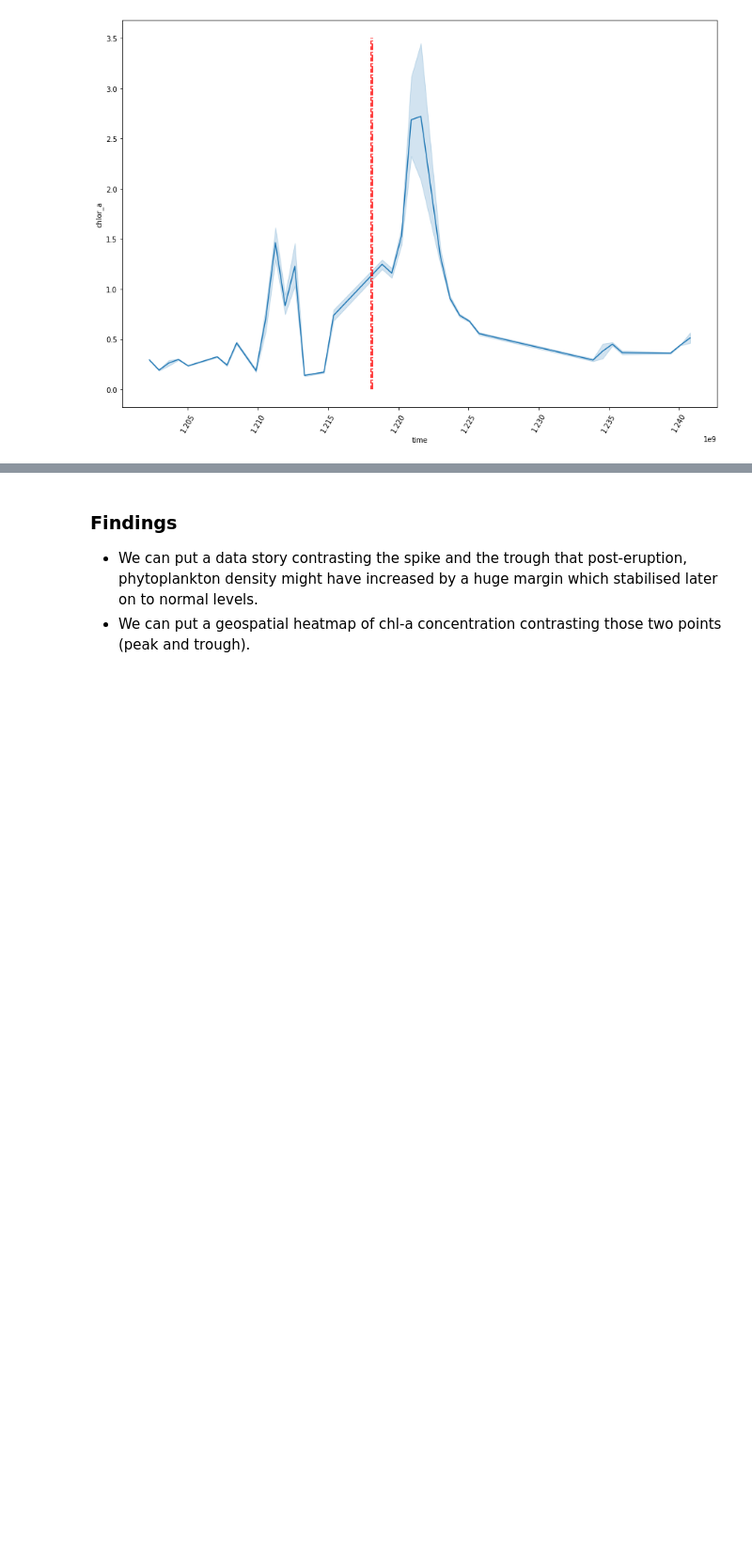
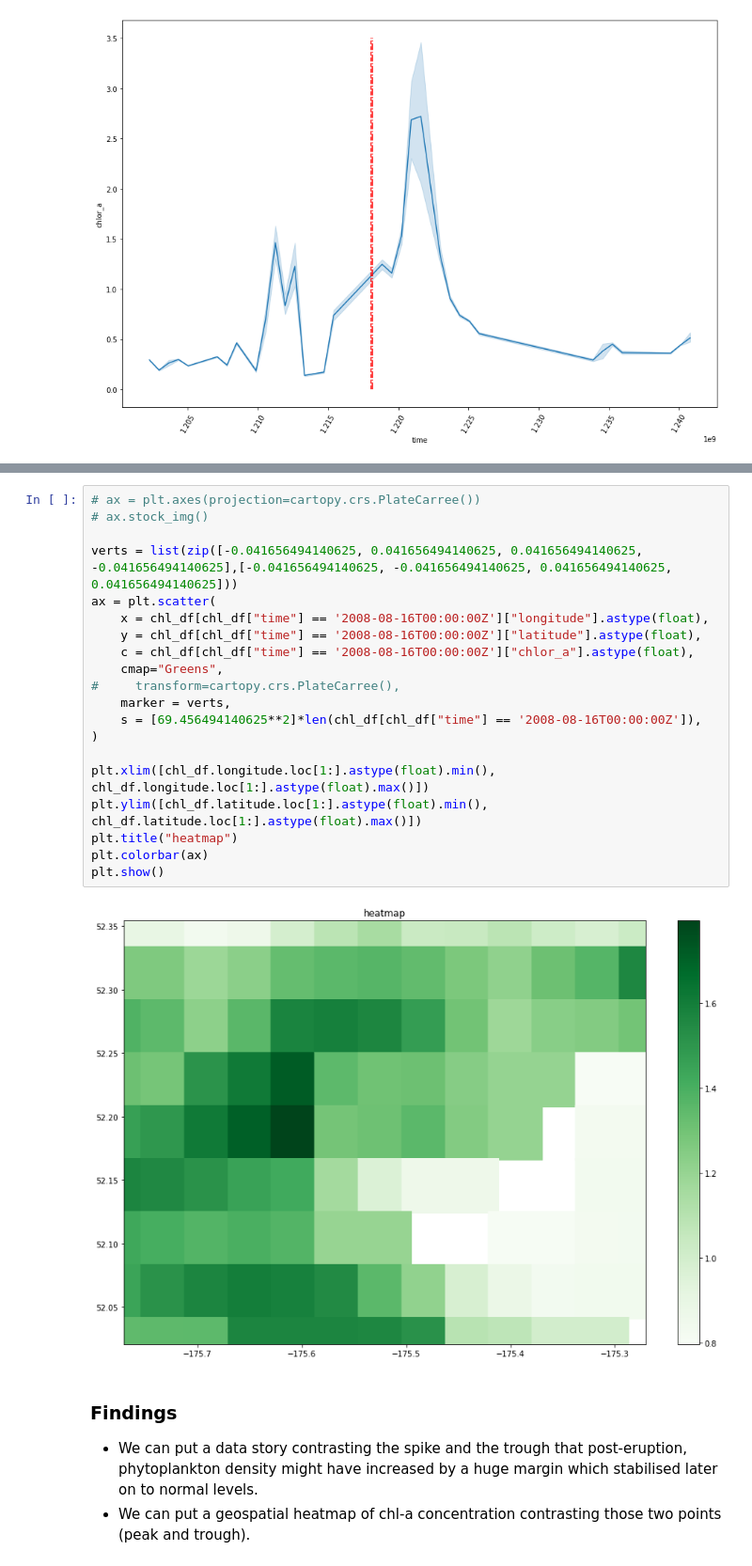
Before and after one commit to ayushanand18/kasatochi-island, a Jupyter notebook: notebooks/findings/chlorophyll-a-time-series.ipynb, the cells around one changed output, grey strips where cells are left out. Shown: that part at 94% size. Saved outputs shown, nothing was run; the diff lists cells and outputs as text; blank space fills up the shorter version.

```diff
--- a/notebooks/findings/chlorophyll-a-time-series.ipynb
+++ b/notebooks/findings/chlorophyll-a-time-series.ipynb
@@ -123,3 +154,25 @@ plt.xticks(rotation=60);
+# %%
+# ax = plt.axes(projection=cartopy.crs.PlateCarree())
+# ax.stock_img()
+
+verts = list(zip([-0.041656494140625, 0.041656494140625, 0.041656494140625, -0.041656494140625],[-0.041656494140625, -0.041656494140625, 0.041656494140625, 0.041656494140625]))
+ax = plt.scatter(
+    x = chl_df[chl_df["time"] == '2008-08-16T00:00:00Z']["longitude"].astype(float),
+    y = chl_df[chl_df["time"] == '2008-08-16T00:00:00Z']["latitude"].astype(float),
+    c = chl_df[chl_df["time"] == '2008-08-16T00:00:00Z']["chlor_a"].astype(float),
+    cmap="Greens",
+#     transform=cartopy.crs.PlateCarree(),
+    marker = verts,
+    s = [69.456494140625**2]*len(chl_df[chl_df["time"] == '2008-08-16T00:00:00Z']),
+)
+
+plt.xlim([chl_df.longitude.loc[1:].astype(float).min(), chl_df.longitude.loc[1:].astype(float).max()])
+plt.ylim([chl_df.latitude.loc[1:].astype(float).min(), chl_df.latitude.loc[1:].astype(float).max()])
+plt.title("heatmap")
+plt.colorbar(ax)
+plt.show()
+# %% [output]
+[figure, added]
 # %% [markdown]
 ### Findings
 + We can put a data story contrasting the spike and the trough that post-eruption, phytoplankton density might have increased by a huge margin which stabilised later on to normal levels.
```
Also changed, not shown: parts of 4 cells of this notebook.
